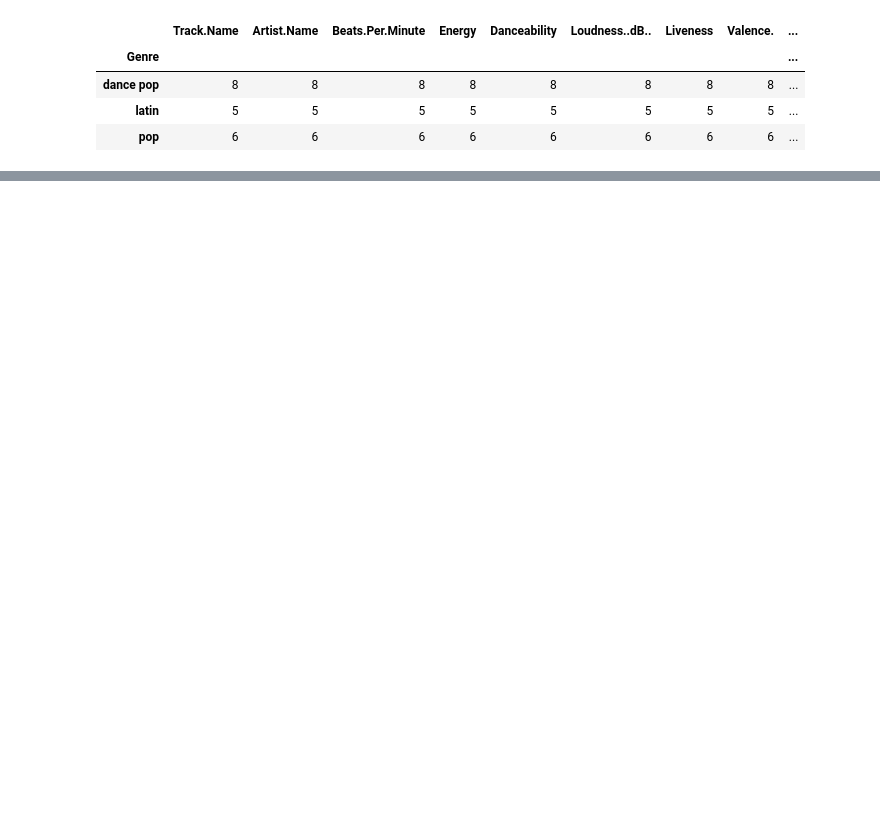
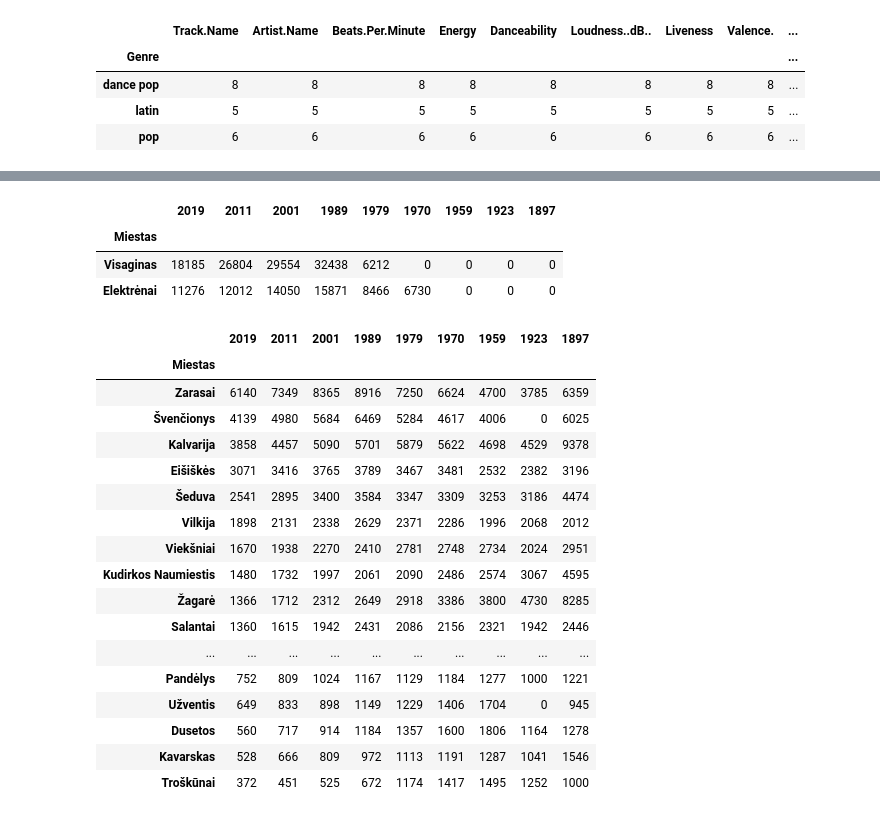
Before and after one commit to ElieAssaf33/course-python-basic, a Jupyter notebook: My Stuff/pandas_uzduotys.ipynb, the cells around one changed output, grey strips where cells are left out. Saved outputs shown, nothing was run; the diff lists cells and outputs as text; code cells hidden in the pictures; blank space fills up the shorter version.

```diff
--- a/My Stuff/pandas_uzduotys.ipynb
+++ b/My Stuff/pandas_uzduotys.ipynb
@@ -160,0 +243,7 @@ IndexError: invalid index to scalar variable.
+# %%
+import pandas as pd
+import numpy as np
+
+miestas = pd.read_csv('miestai_isvalyti.csv')
+
+miestas.head()
@@ -160,0 +257,2 @@ IndexError: invalid index to scalar variable.
+# %%
+miestas.set_index("Miestas", inplace = True)
@@ -160,0 +299,3 @@ IndexError: invalid index to scalar variable.
+# %%
+miestas['nr'] = range(1,104)
+miestas
@@ -160,0 +347,30 @@ IndexError: invalid index to scalar variable.
+# %%
+miestas.drop('nr', axis = 1, inplace=True)
+# %%
+miestas[miestas['1959'] == 0]
+# %% [output]
+|  | 2019 | 2011 | 2001 | 1989 | 1979 | 1970 | 1959 | 1923 | 1897 |
+| Miestas |  |  |  |  |  |  |  |  |  |
+| Visaginas | 18185 | 26804 | 29554 | 32438 | 6212 | 0 | 0 | 0 | 0 |
+| Elektrėnai | 11276 | 12012 | 14050 | 15871 | 8466 | 6730 | 0 | 0 | 0 |
+# %%
+miestas[miestas['1897']>miestas['2019']]
+# %% [output]
+|  | 2019 | 2011 | 2001 | 1989 | 1979 | 1970 | 1959 | 1923 | 1897 |
+| Miestas |  |  |  |  |  |  |  |  |  |
+| Zarasai | 6140 | 7349 | 8365 | 8916 | 7250 | 6624 | 4700 | 3785 | 6359 |
+| Švenčionys | 4139 | 4980 | 5684 | 6469 | 5284 | 4617 | 4006 | 0 | 6025 |
+| Kalvarija | 3858 | 4457 | 5090 | 5701 | 5879 | 5622 | 4698 | 4529 | 9378 |
+| Eišiškės | 3071 | 3416 | 3765 | 3789 | 3467 | 3481 | 2532 | 2382 | 3196 |
+| Šeduva | 2541 | 2895 | 3400 | 3584 | 3347 | 3309 | 3253 | 3186 | 4474 |
+| Vilkija | 1898 | 2131 | 2338 | 2629 | 2371 | 2286 | 1996 | 2068 | 2012 |
+| Viekšniai | 1670 | 1938 | 2270 | 2410 | 2781 | 2748 | 2734 | 2024 | 2951 |
+| Kudirkos Naumiestis | 1480 | 1732 | 1997 | 2061 | 2090 | 2486 | 2574 | 3067 | 4595 |
+| Žagarė | 1366 | 1712 | 2312 | 2649 | 2918 | 3386 | 3800 | 4730 | 8285 |
+| Salantai | 1360 | 1615 | 1942 | 2431 | 2086 | 2156 | 2321 | 1942 | 2446 |
+| ... | ... | ... | ... | ... | ... | ... | ... | ... | ... |
+| Pandėlys | 752 | 809 | 1024 | 1167 | 1129 | 1184 | 1277 | 1000 | 1221 |
+| Užventis | 649 | 833 | 898 | 1149 | 1229 | 1406 | 1704 | 0 | 945 |
+| Dusetos | 560 | 717 | 914 | 1184 | 1357 | 1600 | 1806 | 1164 | 1278 |
+| Kavarskas | 528 | 666 | 809 | 972 | 1113 | 1191 | 1287 | 1041 | 1546 |
+| Troškūnai | 372 | 451 | 525 | 672 | 1174 | 1417 | 1495 | 1252 | 1000 |
```
Also changed, not shown: parts of 33 cells of this notebook, 5 other files.
